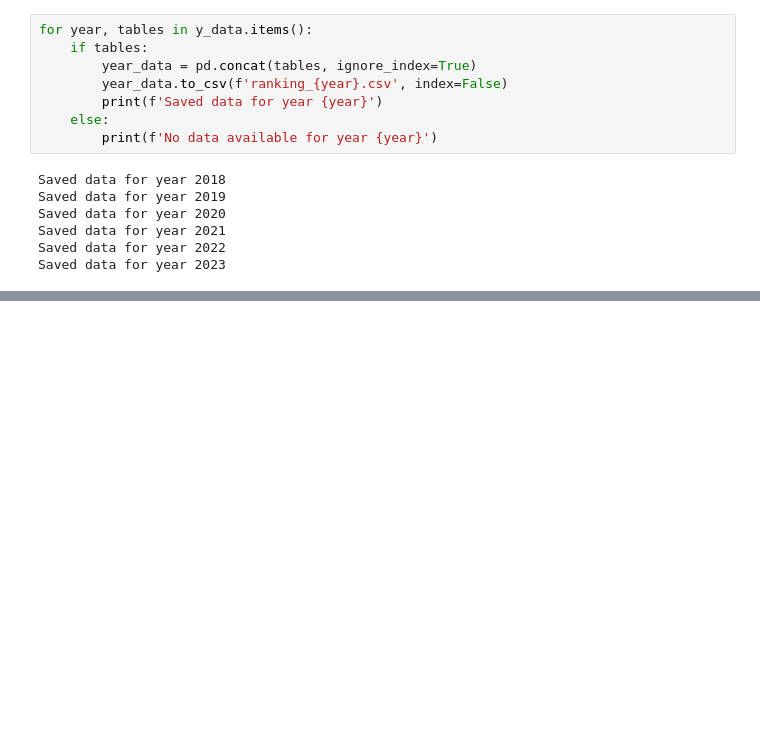
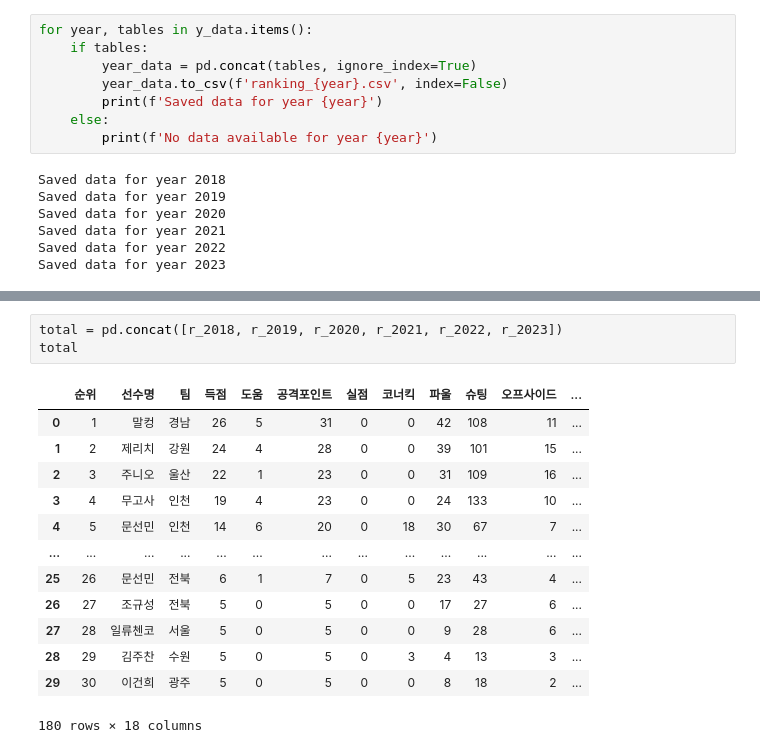
Before and after one commit to jayiuk/k_league_tier, a Jupyter notebook: data_crawling.ipynb, the cells around one changed output, grey strips where cells are left out. Saved outputs shown, nothing was run; the diff lists cells and outputs as text; blank space fills up the shorter version.

```diff
--- a/data_crawling.ipynb
+++ b/data_crawling.ipynb
@@ -54,3 +57,20 @@ r_2021
 | 27 | 28 | 김민우 | 수원 | 6 | 3 | 9 | 0 | 33 | 48 | 42 | 9 | ... |
 | 28 | 29 | 김진혁 | 대구 | 6 | 2 | 8 | 0 | 0 | 41 | 49 | 1 | ... |
 | 29 | 30 | 김종우 | 광주 | 5 | 2 | 7 | 0 | 28 | 24 | 19 | 3 | ... |
+# %%
+total = pd.concat([r_2018, r_2019, r_2020, r_2021, r_2022, r_2023])
+total
+# %% [output]
+|  | 순위 | 선수명 | 팀 | 득점 | 도움 | 공격포인트 | 실점 | 코너킥 | 파울 | 슈팅 | 오프사이드 | ... |
+| 0 | 1 | 말컹 | 경남 | 26 | 5 | 31 | 0 | 0 | 42 | 108 | 11 | ... |
+| 1 | 2 | 제리치 | 강원 | 24 | 4 | 28 | 0 | 0 | 39 | 101 | 15 | ... |
+| 2 | 3 | 주니오 | 울산 | 22 | 1 | 23 | 0 | 0 | 31 | 109 | 16 | ... |
+| 3 | 4 | 무고사 | 인천 | 19 | 4 | 23 | 0 | 0 | 24 | 133 | 10 | ... |
+| 4 | 5 | 문선민 | 인천 | 14 | 6 | 20 | 0 | 18 | 30 | 67 | 7 | ... |
+| ... | ... | ... | ... | ... | ... | ... | ... | ... | ... | ... | ... | ... |
+| 25 | 26 | 문선민 | 전북 | 6 | 1 | 7 | 0 | 5 | 23 | 43 | 4 | ... |
+| 26 | 27 | 조규성 | 전북 | 5 | 0 | 5 | 0 | 0 | 17 | 27 | 6 | ... |
+| 27 | 28 | 일류첸코 | 서울 | 5 | 0 | 5 | 0 | 0 | 9 | 28 | 6 | ... |
+| 28 | 29 | 김주찬 | 수원 | 5 | 0 | 5 | 0 | 3 | 4 | 13 | 3 | ... |
+| 29 | 30 | 이건희 | 광주 | 5 | 0 | 5 | 0 | 0 | 8 | 18 | 2 | ... |
+180 rows × 18 columns
```
Also changed, not shown: parts of 7 cells of this notebook, 6 other files.
